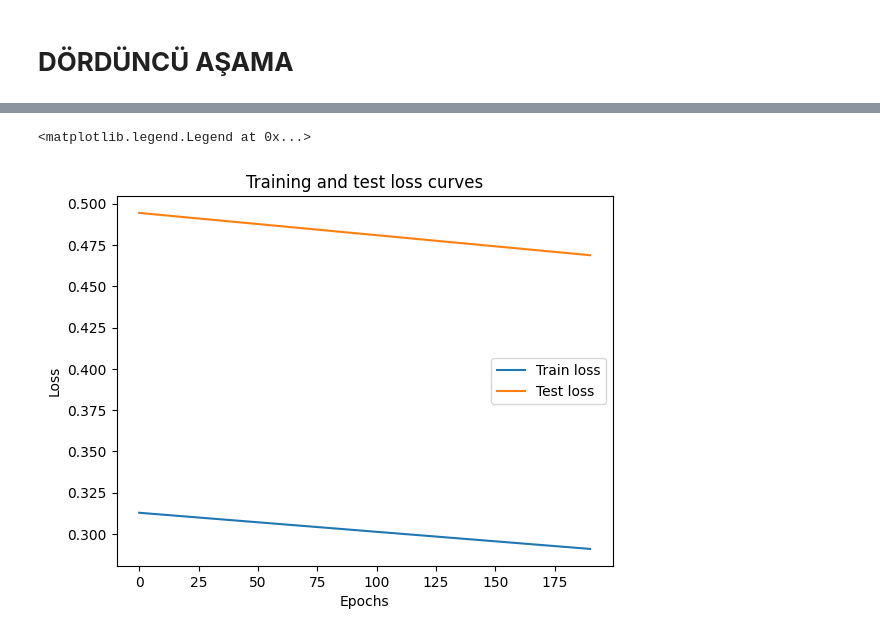
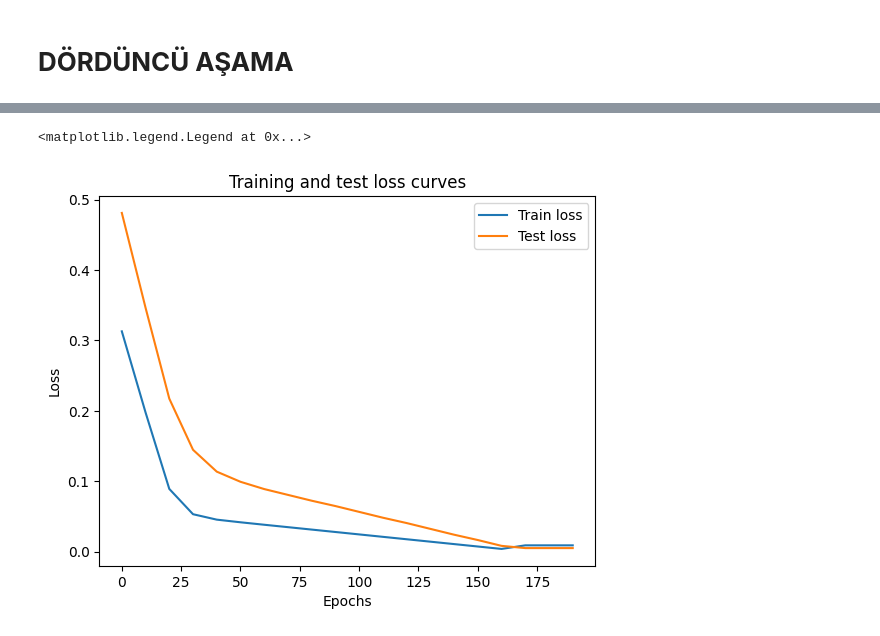
Before and after one commit to ugursirvermez/PyTorch_Education, a Jupyter notebook: pytorch_first_model.ipynb, the cells around one changed output, grey strips where cells are left out. Saved outputs shown, nothing was run; the diff lists cells and outputs as text; code cells hidden in the pictures.

```diff
--- a/pytorch_first_model.ipynb
+++ b/pytorch_first_model.ipynb
@@ -254,15 +254,15 @@ class LinearRegressionModel(nn.Module): #nn.Module Nöral Network sınıfını i
 	def forward(self, x: torch.Tensor) -> torch.Tensor: # X verimiz olacak. Bütün alt sınıfları ezen forward fonksiyonunu oluşturduk.
 		return self.weights * x + self.bias #Doğrusal regrasyon formülü -> Değerler * eğim + sapma
 
+torch.manual_seed(42)
 model_0 = LinearRegressionModel() #Sınıftan yeni bir model çağırdık.
-torch.manual_seed(42)
 list(model_0.parameters())
 
 #Loss fonksiyonu (L1Loss)
 loss_fn = nn.L1Loss()
 
 #Optimizer fonksiyonu (Optim), lr= learning rate (Öğrenme Oranı) -> En önemli öğrenme parametresidir.
-optimizer = torch.optim.SGD(params = model_0.parameters(), lr=0.0001) # Stochastic Gradient Descent işlemi için kullanılır.
+optimizer = torch.optim.SGD(params = model_0.parameters(), lr=0.01) # Stochastic Gradient Descent işlemi için kullanılır.
 #lr'deki ondalık ne kadar artarsa o kadar az sapma miktarını değiştirir ve gözlemleriz. Virgülün sağındaki sıfır azalırsa tam tersi olur.
 
 epochs = 200 # İlk döngümüz 1 kadar olacak.
@@ -339,2 +339,2 @@ Loss: 0.2899533808231354
 <matplotlib.legend.Legend at 0x...>
-[figure, old version]
+[figure, new version]
```
Also changed, not shown: parts of 1 cell of this notebook.
